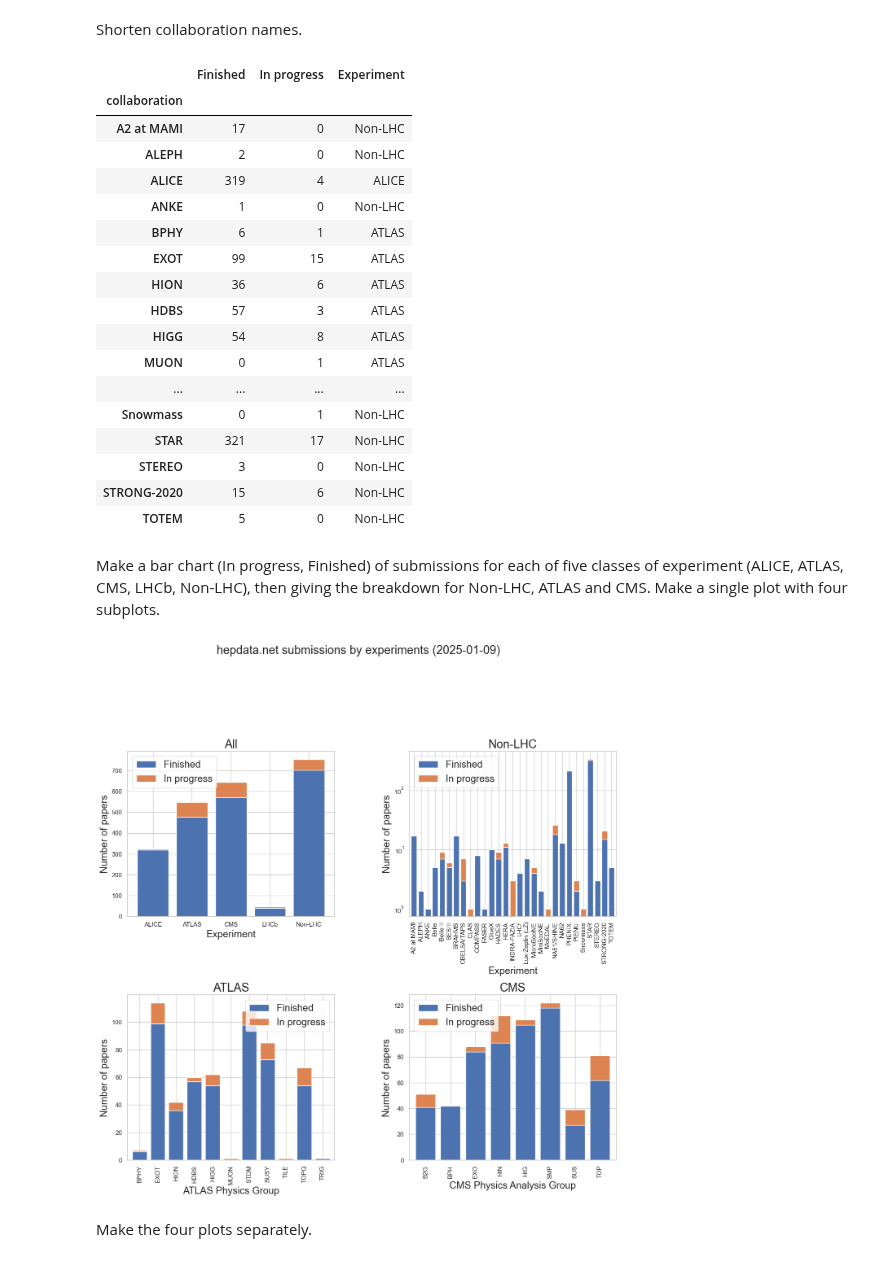
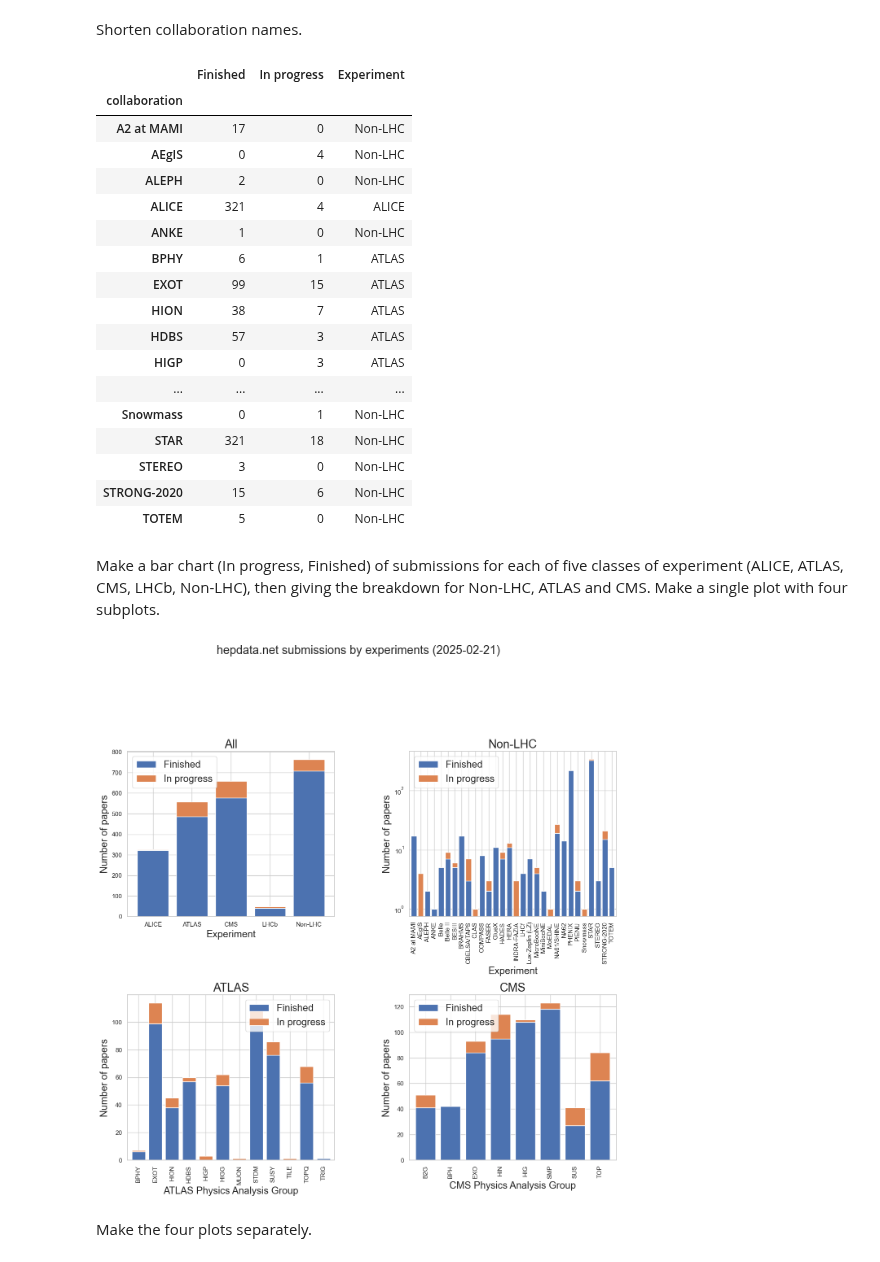
Before and after one commit to HEPData/miscellaneous, a Jupyter notebook: notebooks/plot_submissions_per_coordinator.ipynb, the cells around one changed output. Saved outputs shown, nothing was run; the diff lists cells and outputs as text; code cells hidden in the pictures.

```diff
--- a/notebooks/plot_submissions_per_coordinator.ipynb
+++ b/notebooks/plot_submissions_per_coordinator.ipynb
@@ -7,7 +7,7 @@ import seaborn as sns
 sns.set_theme(style='whitegrid')
 %matplotlib inline
 # %%
-date = '2025-01-09'
+date = '2025-02-21'
 # %%
 df = pd.read_csv('submissions_per_coordinator_{}.csv'.format(date), index_col='collaboration', usecols=['collaboration', 'version', 'number_todo', 'number_finished'])
 # %%
@@ -92,6 +92,7 @@ df = df.rename(index={
     'ATLAS Heavy Ions': 'HION',
     'ATLAS Higgs and DiBoson Search Group': 'HDBS',
     'ATLAS Higgs group': 'HIGG',
+    'ATLAS Higgs and Di-Higgs Physics': 'HIGP',
     'ATLAS Muon Combined Performance group': 'MUON',
     'ATLAS Standard Model': 'STDM',
     'ATLAS SUSY': 'SUSY',
@@ -119,18 +120,18 @@ df
 |  | Finished | In progress | Experiment |
 | collaboration |  |  |  |
 | A2 at MAMI | 17 | 0 | Non-LHC |
+| AEgIS | 0 | 4 | Non-LHC |
 | ALEPH | 2 | 0 | Non-LHC |
-| ALICE | 319 | 4 | ALICE |
+| ALICE | 321 | 4 | ALICE |
 | ANKE | 1 | 0 | Non-LHC |
 | BPHY | 6 | 1 | ATLAS |
 | EXOT | 99 | 15 | ATLAS |
-| HION | 36 | 6 | ATLAS |
+| HION | 38 | 7 | ATLAS |
 | HDBS | 57 | 3 | ATLAS |
-| HIGG | 54 | 8 | ATLAS |
-| MUON | 0 | 1 | ATLAS |
+| HIGP | 0 | 3 | ATLAS |
 | ... | ... | ... | ... |
 | Snowmass | 0 | 1 | Non-LHC |
-| STAR | 321 | 17 | Non-LHC |
+| STAR | 321 | 18 | Non-LHC |
 | STEREO | 3 | 0 | Non-LHC |
 | STRONG-2020 | 15 | 6 | Non-LHC |
 | TOTEM | 5 | 0 | Non-LHC |
@@ -139,30 +140,28 @@ Make a bar chart (In progress, Finished) of submissions for each of five classes
 # %%
 experiments = ['All', 'Non-LHC', 'ATLAS', 'CMS']
 plt.figure(facecolor='white', figsize=(15,15))
 for sub in range(1, 5):
     ax = plt.subplot(2, 2, sub)
     experiment = experiments[sub-1]
     if experiment == 'All':
         df_experiment.plot(kind='bar', rot=0, ax=ax, width=0.8, stacked=True)
         plt.xlabel('Experiment', fontsize='x-large')
     else:
         df[df['Experiment'] == experiment].plot(kind='bar', rot=90, ax=ax, width=0.8, stacked=True)
-        if experiment == 'ATLAS':
-            plt.xlabel('ATLAS Physics Group', fontsize='x-large')
-        elif experiment == 'CMS':
-            plt.xlabel('CMS Physics Analysis Group', fontsize='x-large')
+        if experiment in ['ATLAS', 'CMS']:
+            plt.xlabel('{} Physics Analysis Group'.format(experiment), fontsize='x-large')
         else:
-            plt.yscale("log")  # due to large number of STAR submissions
+            plt.yscale('log')  # due to large number of PHENIX and STAR submissions
             plt.xlabel('Experiment', fontsize='x-large')
     plt.ylabel('Number of papers', fontsize='x-large')
     plt.title('{}'.format(experiment), fontsize='xx-large')
     plt.legend(fontsize='x-large')
 plt.suptitle('hepdata.net submissions by experiments ({})'.format(date), fontsize='xx-large')
 plt.tight_layout(pad=7, h_pad=1)
 plt.savefig('submissions_{}.png'.format(date))
 plt.show()
 # %% [output]
-[figure, old version]
+[figure, new version]
 # %% [markdown]
 Make the four plots separately.
 # %%
```
Also changed, not shown: parts of 5 cells of this notebook, 3 other files.
